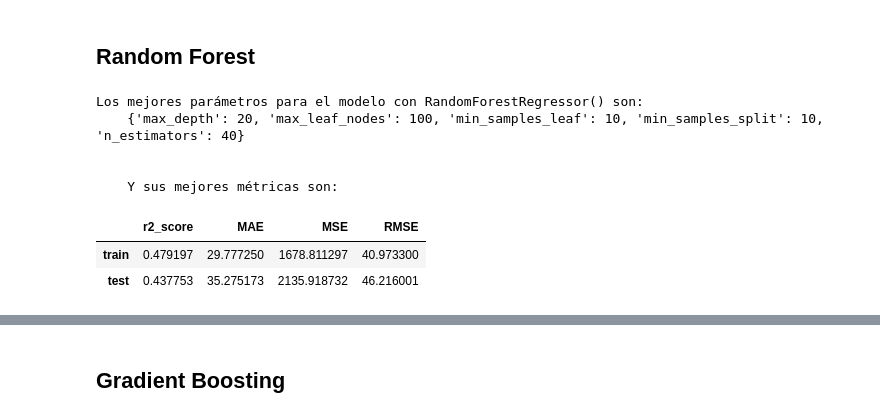
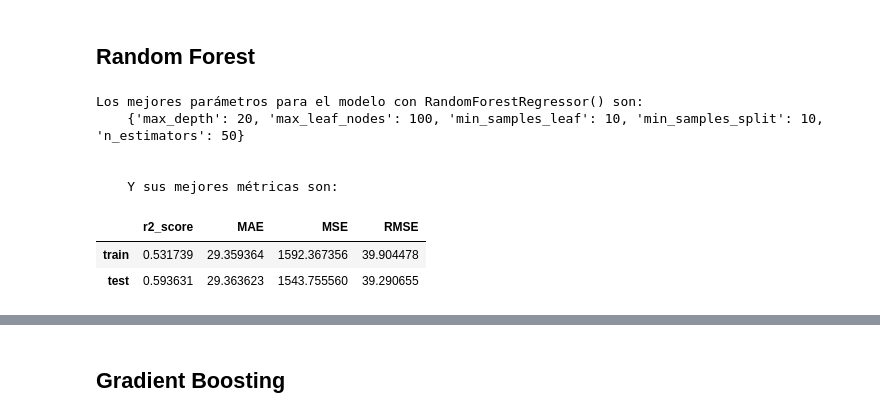
Before and after one commit to davfranco1/Proyecto7-PrediccionCasas, a Jupyter notebook: notebooks/modelo2/5_Modelos.ipynb, the cells around one changed output, grey strips where cells are left out. Saved outputs shown, nothing was run; the diff lists cells and outputs as text; code cells hidden in the pictures.

```diff
--- a/notebooks/modelo2/5_Modelos.ipynb
+++ b/notebooks/modelo2/5_Modelos.ipynb
@@ -60,16 +60,16 @@ params_rf = {
     'max_leaf_nodes': [70, 80, 100] # de nodos finales
 }
 # %%
-modelo_final_rf, df_metricas_rf = sp.probar_modelo(X_train, y_train["price"].values, X_test, y_test, params_rf, RandomForestRegressor())
+modelo_final_rf, df_metricas_rf = sp.probar_modelo(X, y["price"].values, X_test, y_test, params_rf, RandomForestRegressor())
 # %% [output]
 Los mejores parámetros para el modelo con RandomForestRegressor() son:
-    {'max_depth': 20, 'max_leaf_nodes': 100, 'min_samples_leaf': 10, 'min_samples_split': 10, 'n_estimators': 40}
+    {'max_depth': 20, 'max_leaf_nodes': 100, 'min_samples_leaf': 10, 'min_samples_split': 10, 'n_estimators': 50}
 
 
     Y sus mejores métricas son:
 |  | r2_score | MAE | MSE | RMSE |
-| train | 0.479197 | 29.777250 | 1678.811297 | 40.973300 |
-| test | 0.437753 | 35.275173 | 2135.918732 | 46.216001 |
+| train | 0.531739 | 29.359364 | 1592.367356 | 39.904478 |
+| test | 0.593631 | 29.363623 | 1543.755560 | 39.290655 |
 # %%
 with open('../../modelos/rf_regressor.pkl', 'wb') as f:
     pickle.dump(modelo_final_rf, f)
```
Also changed, not shown: parts of 14 cells of this notebook, 5 other files.
